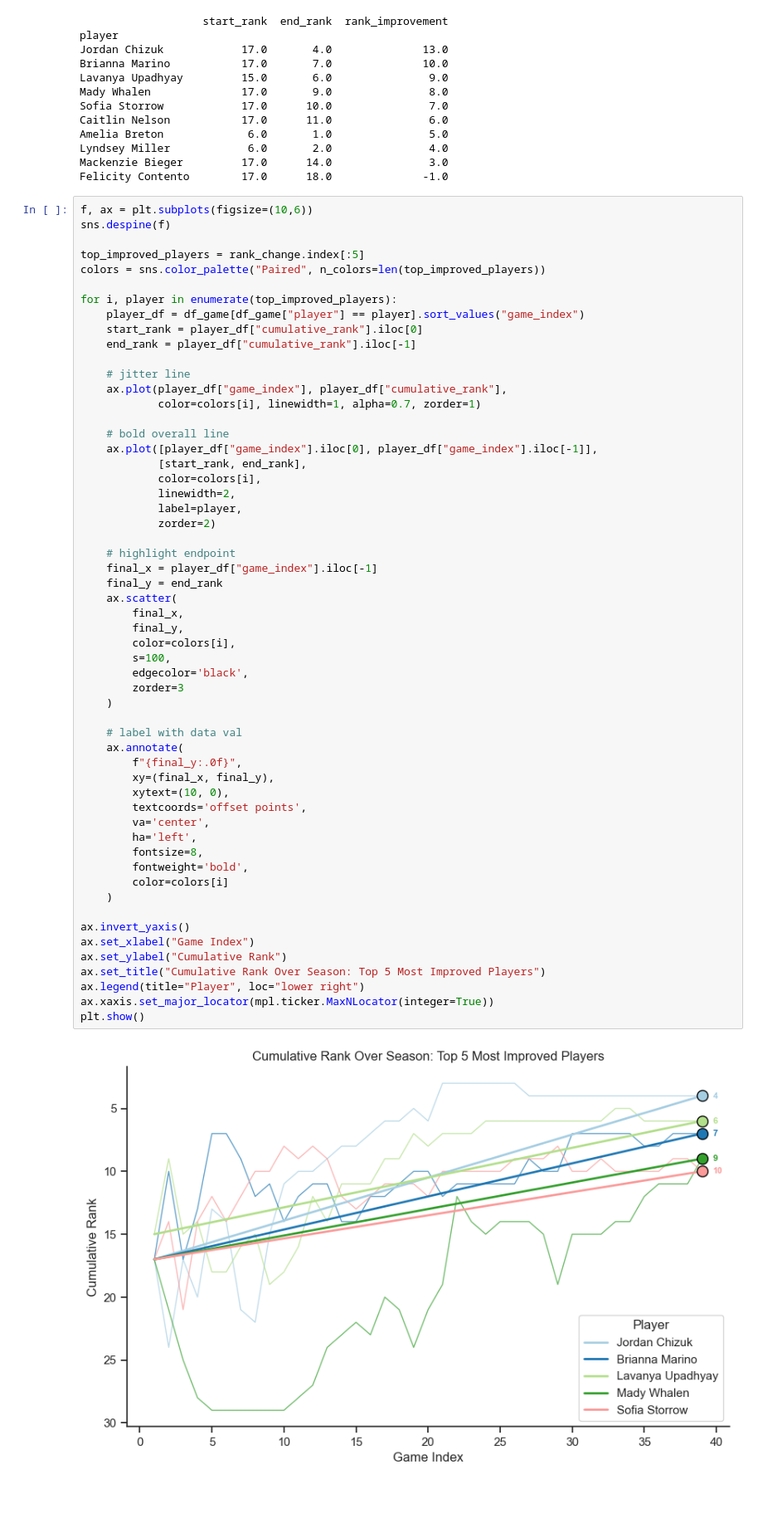
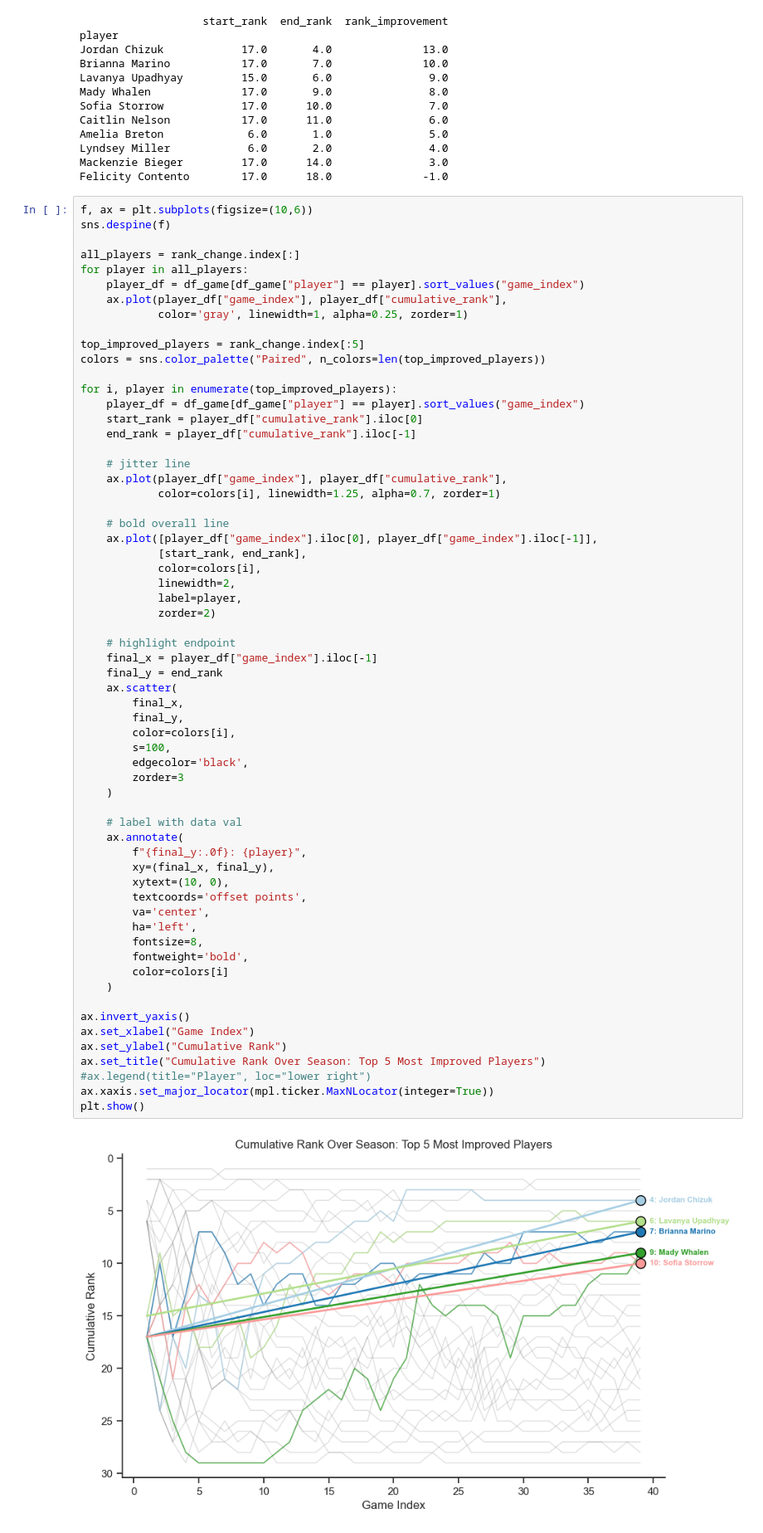
Before and after one commit to kjtwagner/soccer-data-etl, a Jupyter notebook: etl/visualize_soccer_data.ipynb, the cells around one changed output. Shown at 83% size. Saved outputs shown, nothing was run; the diff lists cells and outputs as text; blank space fills up the shorter version.

Commit message:
minor plot updates

```diff
--- a/etl/visualize_soccer_data.ipynb
+++ b/etl/visualize_soccer_data.ipynb
@@ -111,6 +112,12 @@ Felicity Contento        17.0      18.0              -1.0
 # %%
 f, ax = plt.subplots(figsize=(10,6))
 sns.despine(f)
+
+all_players = rank_change.index[:]
+for player in all_players:
+    player_df = df_game[df_game["player"] == player].sort_values("game_index")
+    ax.plot(player_df["game_index"], player_df["cumulative_rank"],
+            color='gray', linewidth=1, alpha=0.25, zorder=1)
 
 top_improved_players = rank_change.index[:5]
 colors = sns.color_palette("Paired", n_colors=len(top_improved_players))
@@ -122,7 +129,7 @@ for i, player in enumerate(top_improved_players):
 
     # jitter line
     ax.plot(player_df["game_index"], player_df["cumulative_rank"],
-            color=colors[i], linewidth=1, alpha=0.7, zorder=1)
+            color=colors[i], linewidth=1.25, alpha=0.7, zorder=1)
 
     # bold overall line
     ax.plot([player_df["game_index"].iloc[0], player_df["game_index"].iloc[-1]],
@@ -136,33 +143,33 @@ for i, player in enumerate(top_improved_players):
     final_x = player_df["game_index"].iloc[-1]
     final_y = end_rank
     ax.scatter(
         final_x,
         final_y,
         color=colors[i],
         s=100,
         edgecolor='black',
         zorder=3
     )
 
     # label with data val
     ax.annotate(
-        f"{final_y:.0f}",
+        f"{final_y:.0f}: {player}",
         xy=(final_x, final_y),
         xytext=(10, 0),
         textcoords='offset points',
         va='center',
         ha='left',
         fontsize=8,
         fontweight='bold',
         color=colors[i]
     )
 
 ax.invert_yaxis()
 ax.set_xlabel("Game Index")
 ax.set_ylabel("Cumulative Rank")
 ax.set_title("Cumulative Rank Over Season: Top 5 Most Improved Players")
-ax.legend(title="Player", loc="lower right")
+#ax.legend(title="Player", loc="lower right")
 ax.xaxis.set_major_locator(mpl.ticker.MaxNLocator(integer=True))
 plt.show()
 # %% [output]
-[figure, old version]
+[figure, new version]
```
Also changed, not shown: parts of 2 cells of this notebook.
